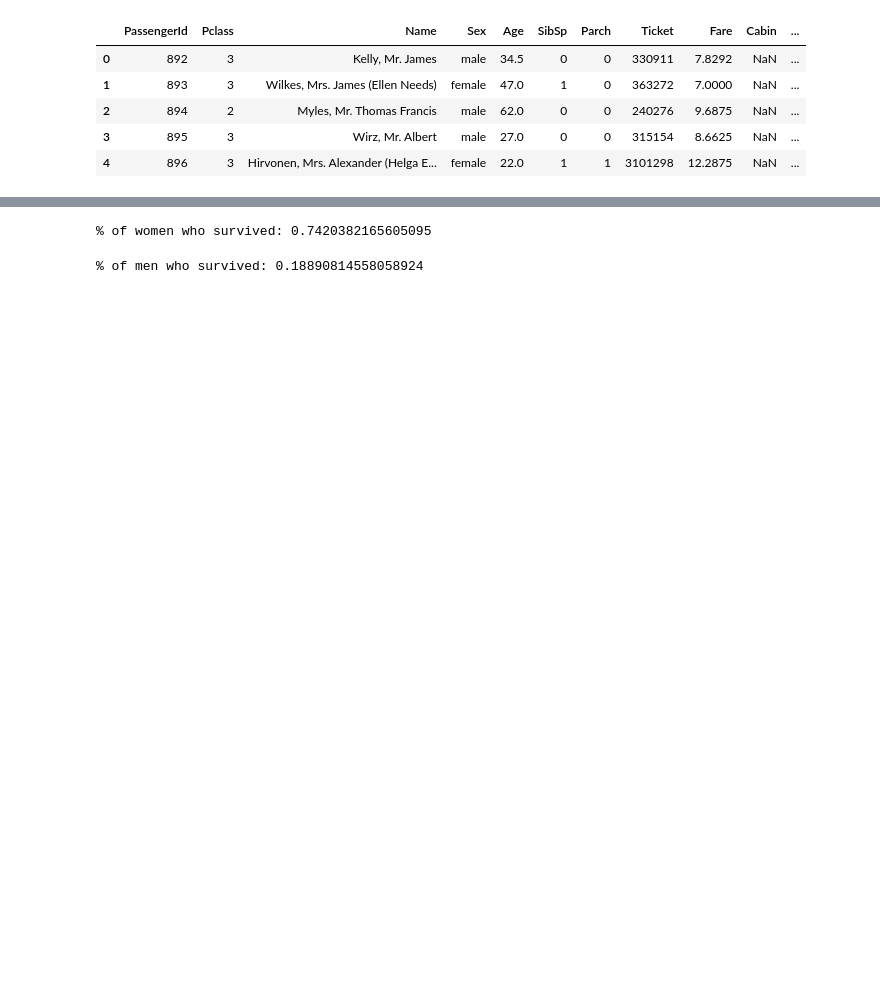
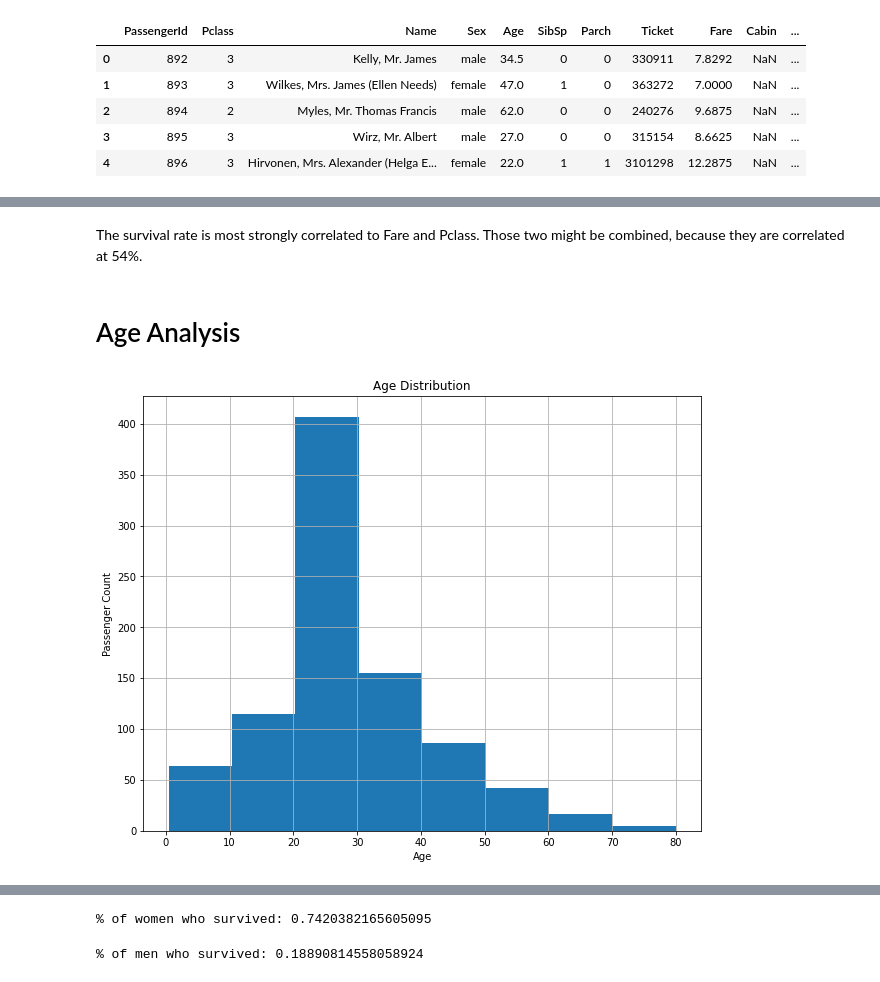
Before and after one commit to LesterJones/Titanic, a Jupyter notebook: notebook56bfa43095.ipynb, the cells around one changed output, grey strips where cells are left out. Drawn from its saved outputs; the diff is of its cells as text; code cells hidden in the pictures; blank space fills up the shorter version.

```diff
--- a/notebook56bfa43095.ipynb
+++ b/notebook56bfa43095.ipynb
@@ -42,0 +104,21 @@ test_data.head()
+# %% [markdown]
+The survival rate is most strongly correlated to Fare and Pclass.  Those two might be combined, because they are correlated at 54%.
+# %%
+# Fill missing age with a median value.  Fill missing Embarked with 'Q'.
+# In retrospect it is probably better to setup a transformation pipeline.
+median = train_data["Age"].median()
+train_data["Age"].fillna(median, inplace=True)
+test_data["Age"].fillna(median, inplace=True)
+# %% [markdown]
+# Age Analysis
+# %%
+%matplotlib inline
+import matplotlib.pyplot as plt
+
+train_data['Age'].hist(bins=8, figsize=(10,8))
+plt.title('Age Distribution')
+plt.xlabel('Age')
+plt.ylabel('Passenger Count')
+plt.show()
+# %% [output]
+[figure, added]
```
Also changed, not shown: parts of 25 cells of this notebook.
